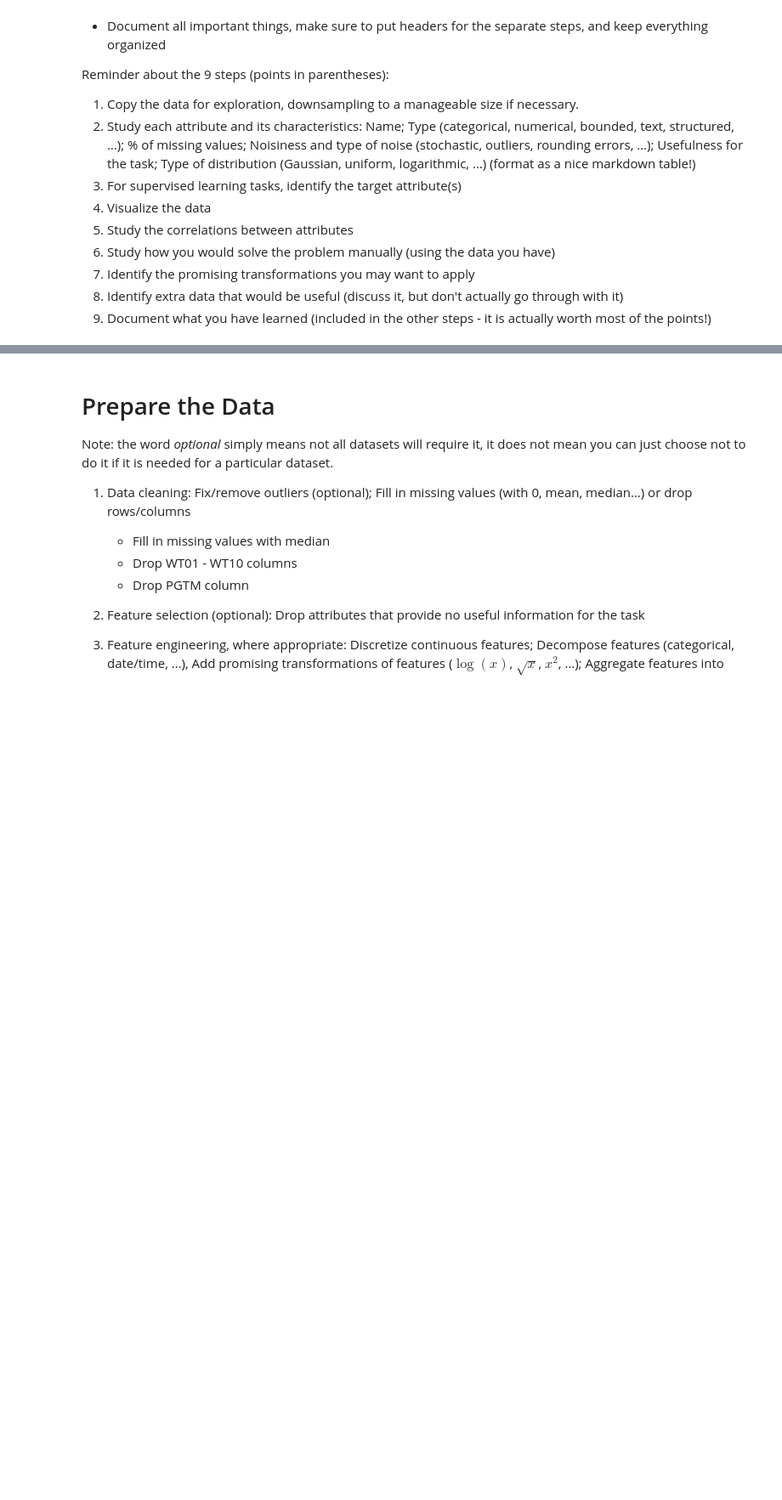
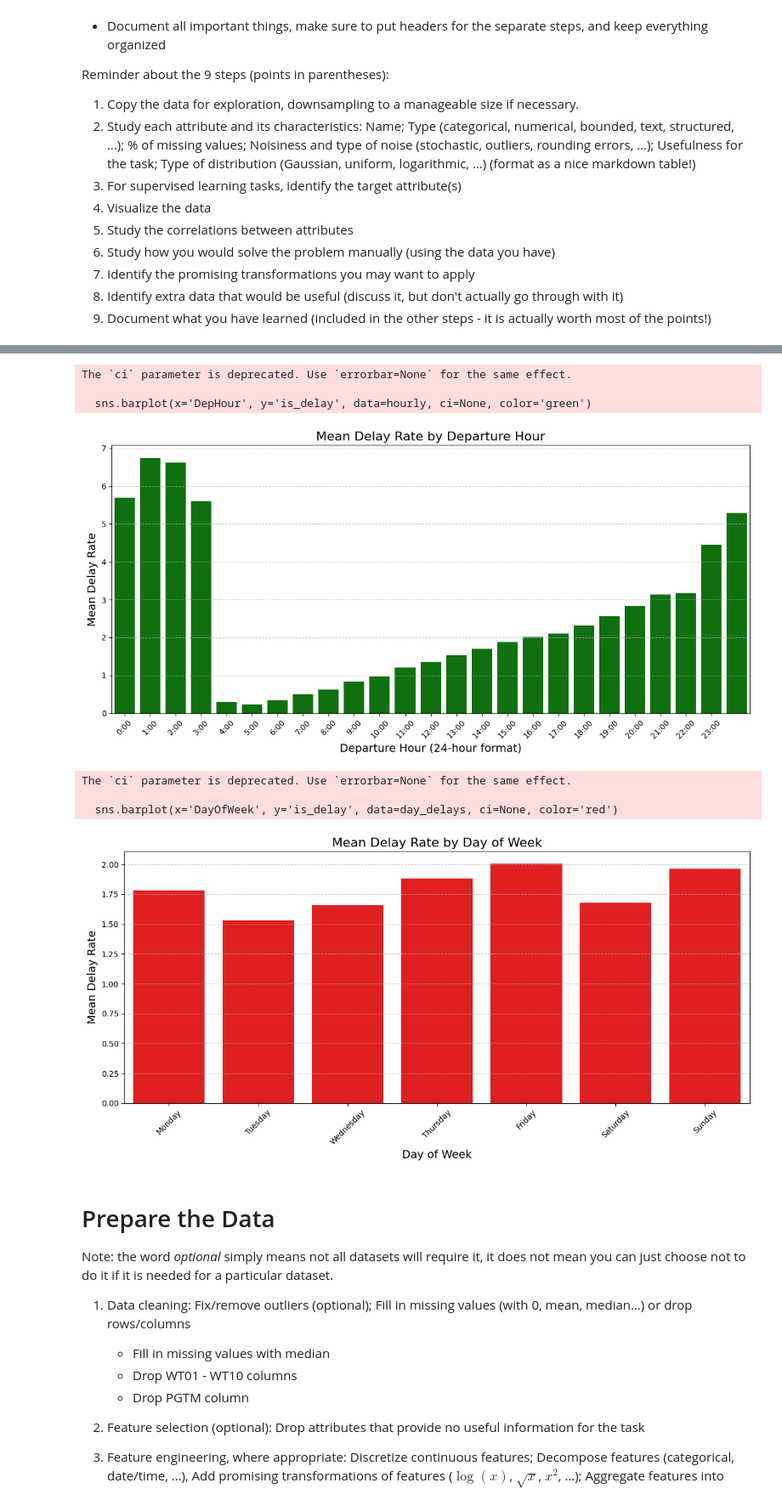
Before and after one commit to jyounes23/flight-delay-predictor, a Jupyter notebook: Delayed.ipynb, the cells around one changed output, grey strips where cells are left out. Shown at 85% size. Drawn from its saved outputs; the diff is of its cells as text; code cells hidden in the pictures; blank space fills up the shorter version.

```diff
--- a/Delayed.ipynb
+++ b/Delayed.ipynb
@@ -410,3 +618,42 @@ dtype: float64
+# %%
+data['DepHour'] = data['DepTime'] // 100
+
+# Plot the mean delay rate by departure hour
+hourly = data.groupby('DepHour')['is_delay'].mean().reset_index()
+plt.figure(figsize=(12, 6))
+sns.barplot(x='DepHour', y='is_delay', data=hourly, ci=None, color='green')
+plt.title('Mean Delay Rate by Departure Hour', fontsize=16)
+plt.xlabel('Departure Hour (24-hour format)', fontsize=14)
+plt.ylabel('Mean Delay Rate', fontsize=14)
+plt.xticks(ticks=range(0, 24), labels=[f"{hour}:00" for hour in range(0, 24)], rotation=45)
+plt.grid(axis='y', linestyle='--', alpha=0.7)
+plt.tight_layout()
+plt.show()
+
+# Plot the mean delay rate by day of the week
+day_delays = data.groupby('DayOfWeek')['is_delay'].mean().reset_index()
+plt.figure(figsize=(12, 6))
+sns.barplot(x='DayOfWeek', y='is_delay', data=day_delays, ci=None, color='red')
+plt.title('Mean Delay Rate by Day of Week', fontsize=16)
+plt.xlabel('Day of Week', fontsize=14)
+plt.ylabel('Mean Delay Rate', fontsize=14)
+plt.xticks(
+    ticks=range(7),
+    labels=['Monday', 'Tuesday', 'Wednesday', 'Thursday', 'Friday', 'Saturday', 'Sunday'],
+    rotation=45
+)
+plt.grid(axis='y', linestyle='--', alpha=0.7)
+plt.tight_layout()
+plt.show()
+# %% [output]
+The `ci` parameter is deprecated. Use `errorbar=None` for the same effect.
+
+  sns.barplot(x='DepHour', y='is_delay', data=hourly, ci=None, color='green')
+[figure, added]
+The `ci` parameter is deprecated. Use `errorbar=None` for the same effect.
+
+  sns.barplot(x='DayOfWeek', y='is_delay', data=day_delays, ci=None, color='red')
+[figure, added]
 # %% [markdown]
 # Prepare the Data
 
```
Also changed, not shown: parts of 20 cells of this notebook.
